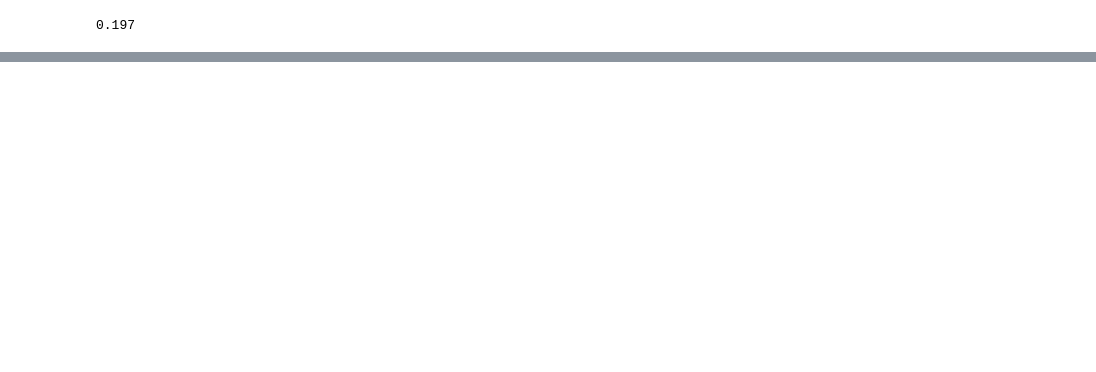
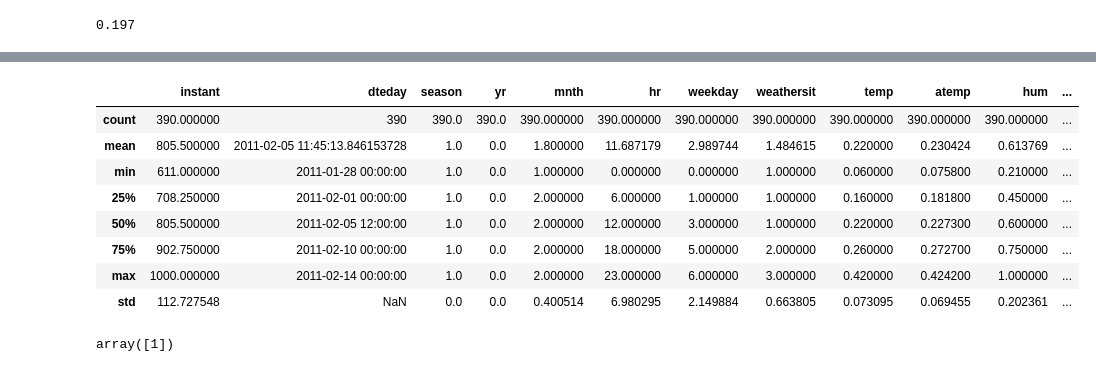
Before and after one commit to Meenakshigupta6527/Data-Acquisition-Data-wrangling, a Jupyter notebook: Data_Acquisition_Data_Wrangling.ipynb, the cells around one changed output, grey strips where cells are left out. Cells and saved outputs as stored; diff of their text form; code cells hidden in the pictures; blank space fills up the shorter version.

```diff
--- a/Data_Acquisition_Data_Wrangling.ipynb
+++ b/Data_Acquisition_Data_Wrangling.ipynb
@@ -329,0 +469,16 @@ combine_data['atemp'].median()
+# %%
+dataset_3.describe()
+# %% [output]
+|  | instant | dteday | season | yr | mnth | hr | weekday | weathersit | temp | atemp | hum | ... |
+| count | 390.000000 | 390 | 390.0 | 390.0 | 390.000000 | 390.000000 | 390.000000 | 390.000000 | 390.000000 | 390.000000 | 390.000000 | ... |
+| mean | 805.500000 | 2011-02-05 11:45:13.846153728 | 1.0 | 0.0 | 1.800000 | 11.687179 | 2.989744 | 1.484615 | 0.220000 | 0.230424 | 0.613769 | ... |
+| min | 611.000000 | 2011-01-28 00:00:00 | 1.0 | 0.0 | 1.000000 | 0.000000 | 0.000000 | 1.000000 | 0.060000 | 0.075800 | 0.210000 | ... |
+| 25% | 708.250000 | 2011-02-01 00:00:00 | 1.0 | 0.0 | 2.000000 | 6.000000 | 1.000000 | 1.000000 | 0.160000 | 0.181800 | 0.450000 | ... |
+| 50% | 805.500000 | 2011-02-05 12:00:00 | 1.0 | 0.0 | 2.000000 | 12.000000 | 3.000000 | 1.000000 | 0.220000 | 0.227300 | 0.600000 | ... |
+| 75% | 902.750000 | 2011-02-10 00:00:00 | 1.0 | 0.0 | 2.000000 | 18.000000 | 5.000000 | 2.000000 | 0.260000 | 0.272700 | 0.750000 | ... |
+| max | 1000.000000 | 2011-02-14 00:00:00 | 1.0 | 0.0 | 2.000000 | 23.000000 | 6.000000 | 3.000000 | 0.420000 | 0.424200 | 1.000000 | ... |
+| std | 112.727548 | NaN | 0.0 | 0.0 | 0.400514 | 6.980295 | 2.149884 | 0.663805 | 0.073095 | 0.069455 | 0.202361 | ... |
+# %%
+dataset_3['season'].unique()
+# %% [output]
+array([1])
```
Also changed, not shown: parts of 19 cells of this notebook.
